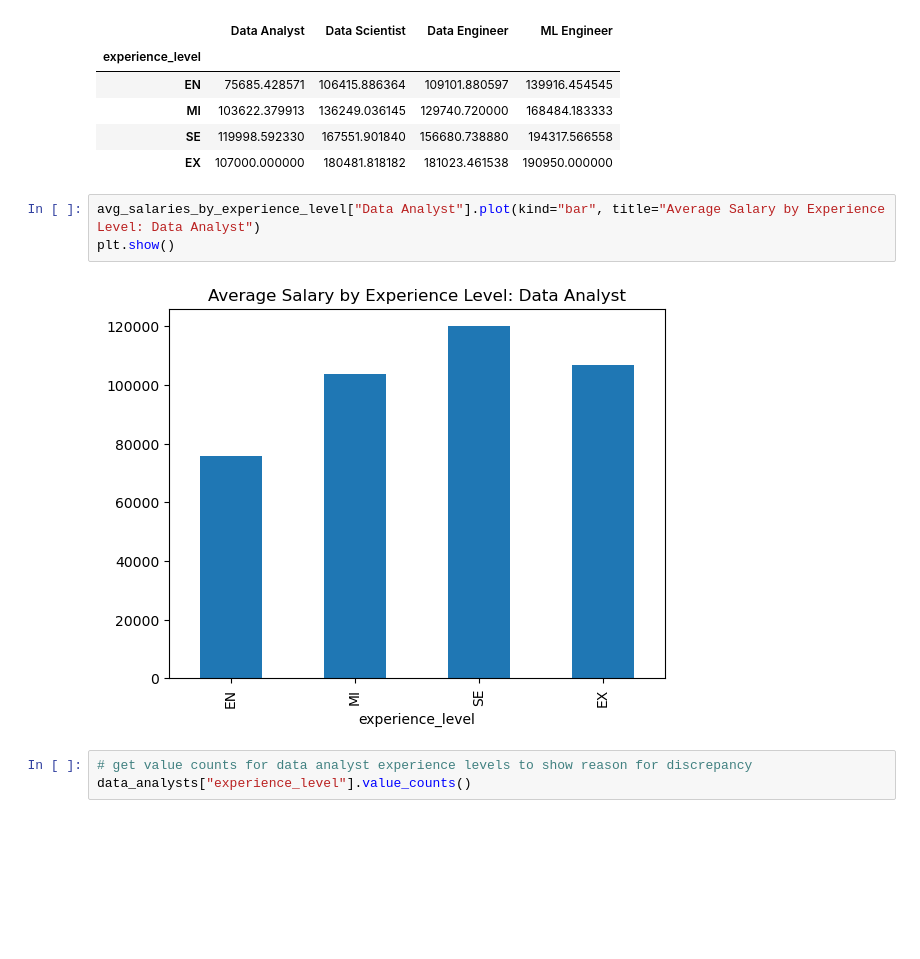
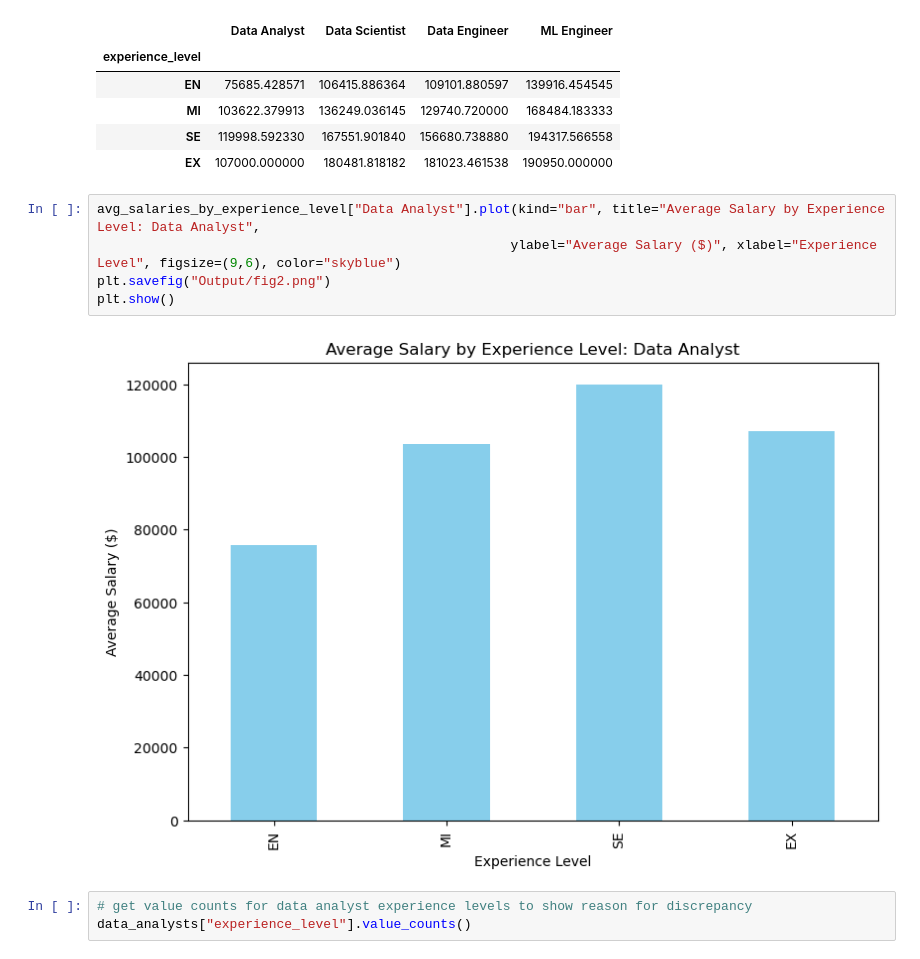
Before and after one commit to christian-a-smith/project-1, a Jupyter notebook: Experience Levels/experience_levels.ipynb, the cells around one changed output. Drawn from its saved outputs; the diff is of its cells as text; blank space fills up the shorter version.

Commit message:
updating experience levels notebook & output

```diff
--- a/Experience Levels/experience_levels.ipynb
+++ b/Experience Levels/experience_levels.ipynb
@@ -84,10 +116,12 @@ avg_salaries_by_experience_level
 | SE | 119998.592330 | 167551.901840 | 156680.738880 | 194317.566558 |
 | EX | 107000.000000 | 180481.818182 | 181023.461538 | 190950.000000 |
 # %%
-avg_salaries_by_experience_level["Data Analyst"].plot(kind="bar", title="Average Salary by Experience Level: Data Analyst")
+avg_salaries_by_experience_level["Data Analyst"].plot(kind="bar", title="Average Salary by Experience Level: Data Analyst",
+                                                     ylabel="Average Salary ($)", xlabel="Experience Level", figsize=(9,6), color="skyblue")
+plt.savefig("Output/fig2.png")
 plt.show()
 # %% [output]
-[figure, old version]
+[figure, new version]
 # %%
 # get value counts for data analyst experience levels to show reason for discrepancy
 data_analysts["experience_level"].value_counts()
```
Also changed, not shown: parts of 9 cells of this notebook, 8 other files.
